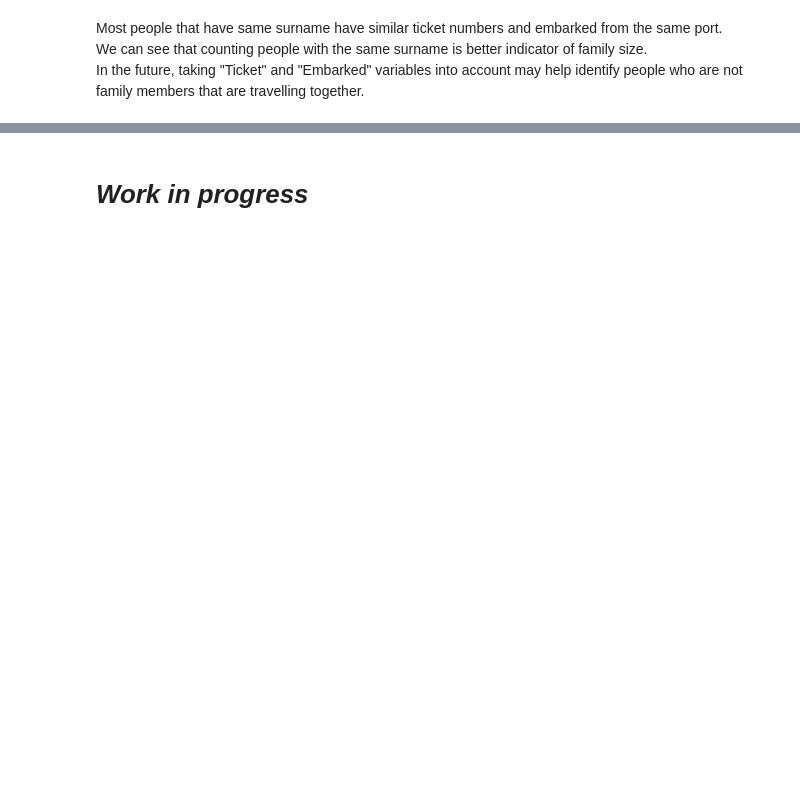
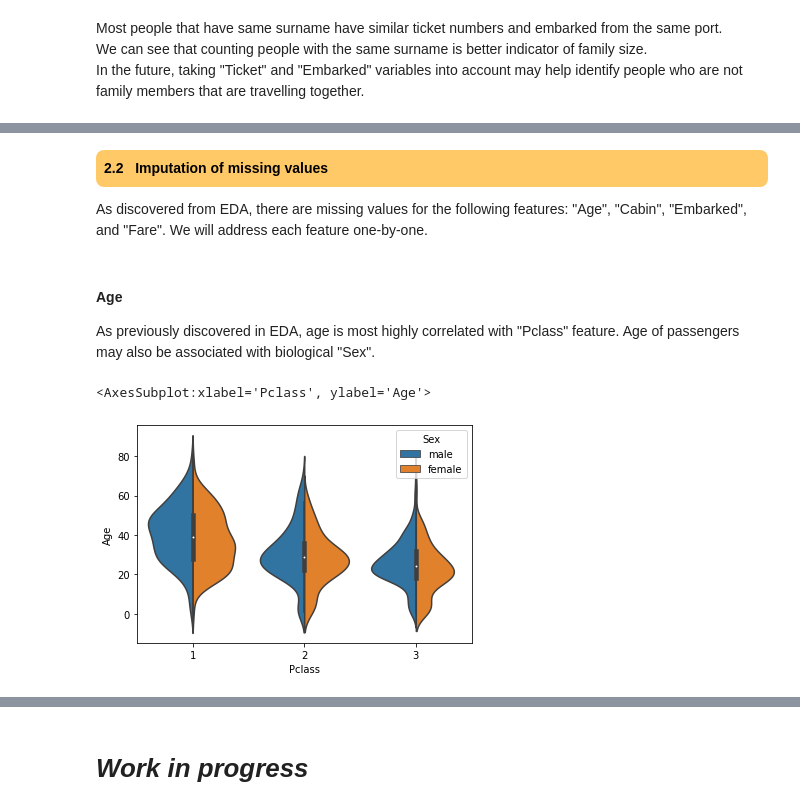
Before and after one commit to ywjin0707/KaggleNotebooks, a Jupyter notebook: titanic-survival-classification.ipynb, the cells around one changed output, grey strips where cells are left out. Drawn from its saved outputs; the diff is of its cells as text; code cells hidden in the pictures; blank space fills up the shorter version.

```diff
--- a/titanic-survival-classification.ipynb
+++ b/titanic-survival-classification.ipynb
@@ -359,0 +423,22 @@ In the future, taking "Ticket" and "Embarked" variables into account may help id
+# %% [markdown]
+<div style='color: white; display: fill;
+    border-radius: 8px; background-color: #ffc967;
+    font-size: 100%; letter-spacing:0.5px'>
+    <p style='padding: 8px; color: black;'>
+        <b>2.2 &nbsp; Imputation of missing values</b>
+    </p>
+</div>
+
+As discovered from EDA, there are missing values for the following features: "Age", "Cabin", "Embarked", and "Fare". We will address each feature one-by-one.
+# %% [markdown]
+#### Age
+As previously discovered in EDA, age is most highly correlated with "Pclass" feature.
+Age of passengers may also be associated with biological "Sex".
+# %%
+# Plot age for each "Pclass" and "Sex"
+sns.violinplot(x=df_data.Pclass.astype('category'), y=df_data.Age, hue=df_data.Sex, split=True)
+
+### Differences in age distribution for different "Pclass" and "Sex" could be observed.
+# %% [output]
+<AxesSubplot:xlabel='Pclass', ylabel='Age'>
+[figure, added]
```
Also changed, not shown: parts of 67 cells of this notebook.
